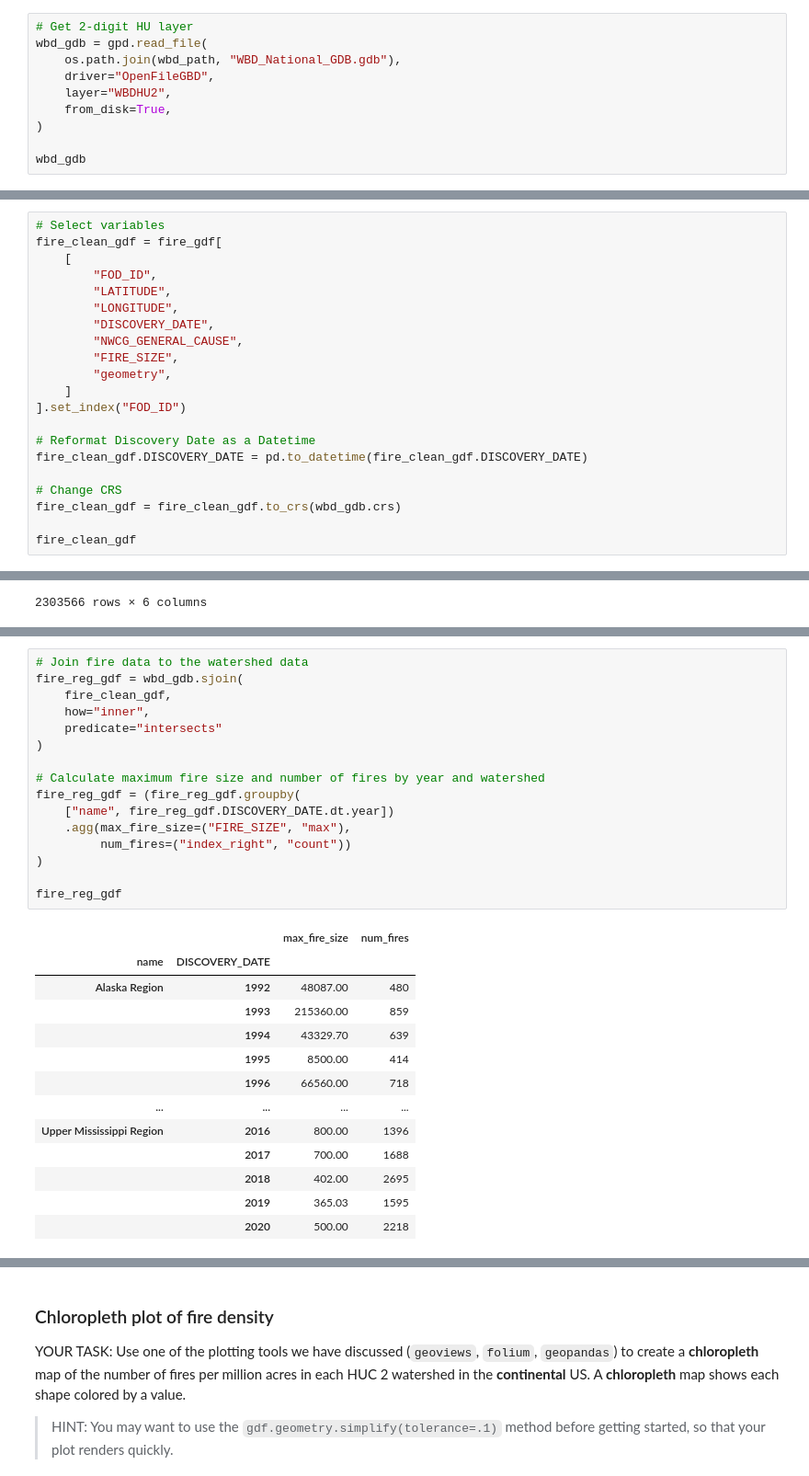
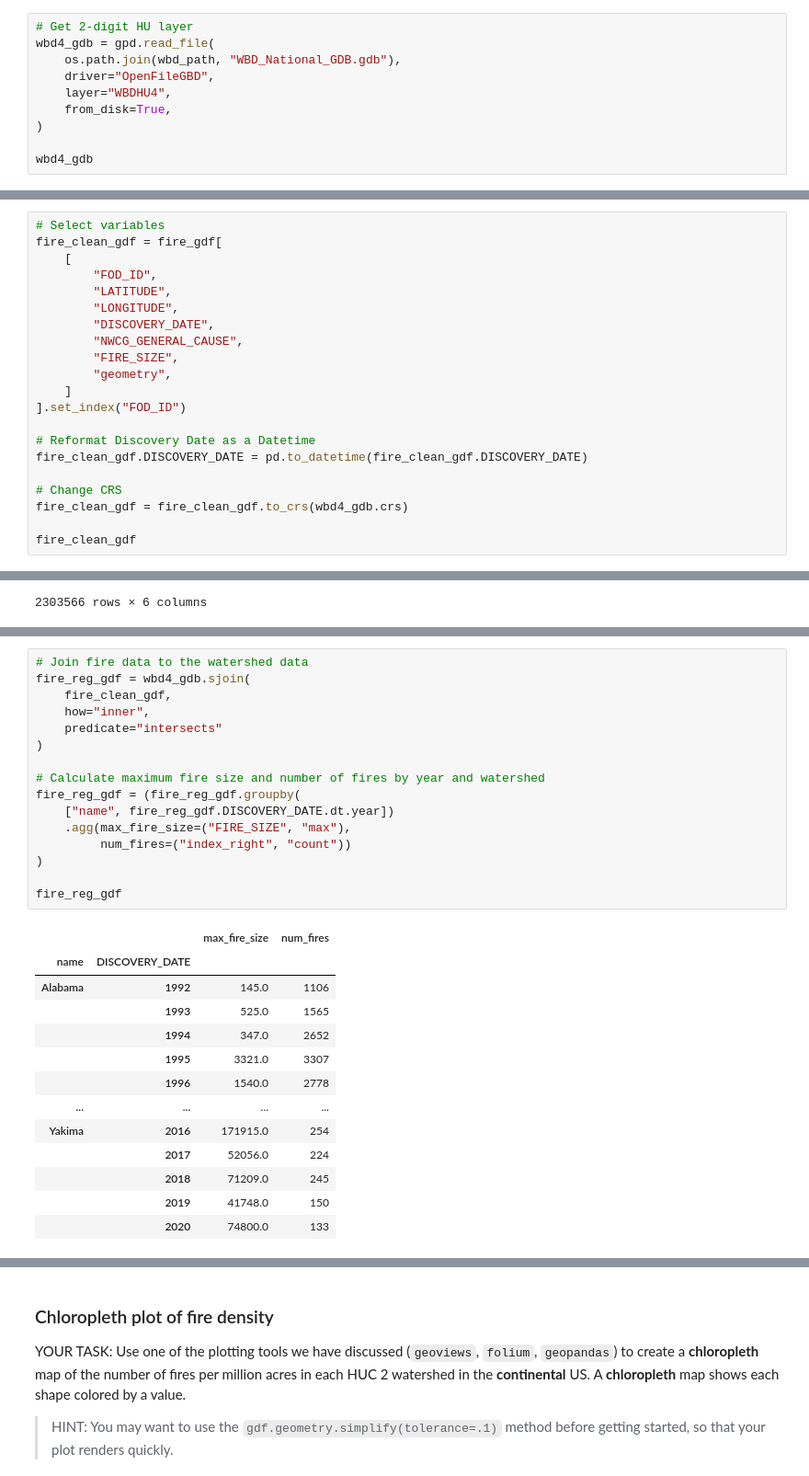
Before and after one commit to pth6570/pth6570.github.io, a Jupyter notebook: notebooks/01-wildfire.ipynb, the cells around one changed output, grey strips where cells are left out. Shown at 92% size. Drawn from its saved outputs; the diff is of its cells as text.

```diff
--- a/notebooks/01-wildfire.ipynb
+++ b/notebooks/01-wildfire.ipynb
@@ -258,12 +64,12 @@ YOUR TASK:
 # %%
 # Get 2-digit HU layer
-wbd_gdb = gpd.read_file(
+wbd4_gdb = gpd.read_file(
     os.path.join(wbd_path, "WBD_National_GDB.gdb"),
     driver="OpenFileGBD",
-    layer="WBDHU2",
+    layer="WBDHU4",
     from_disk=True,
 )
 
-wbd_gdb
+wbd4_gdb
 # %% [output]
 |  | tnmid | metasourceid | sourcedatadesc | sourceoriginator | sourcefeatureid | loaddate | referencegnis_ids | ... |
@@ -483,7 +141,7 @@ fire_clean_gdf = fire_gdf[
 fire_clean_gdf.DISCOVERY_DATE = pd.to_datetime(fire_clean_gdf.DISCOVERY_DATE)
 
 # Change CRS
-fire_clean_gdf = fire_clean_gdf.to_crs(wbd_gdb.crs)
+fire_clean_gdf = fire_clean_gdf.to_crs(wbd4_gdb.crs)
 
 fire_clean_gdf
 # %% [output]
@@ -541,30 +162,30 @@ YOUR TASK:
 # %%
 # Join fire data to the watershed data
-fire_reg_gdf = wbd_gdb.sjoin(
+fire_reg_gdf = wbd4_gdb.sjoin(
     fire_clean_gdf,
     how="inner",
     predicate="intersects"
 )
 
 # Calculate maximum fire size and number of fires by year and watershed
 fire_reg_gdf = (fire_reg_gdf.groupby(
     ["name", fire_reg_gdf.DISCOVERY_DATE.dt.year])
     .agg(max_fire_size=("FIRE_SIZE", "max"),
          num_fires=("index_right", "count"))
 )
 
 fire_reg_gdf
 # %% [output]
 |  |  | max_fire_size | num_fires |
 | name | DISCOVERY_DATE |  |  |
-| Alaska Region | 1992 | 48087.00 | 480 |
-|  | 1993 | 215360.00 | 859 |
-|  | 1994 | 43329.70 | 639 |
-|  | 1995 | 8500.00 | 414 |
-|  | 1996 | 66560.00 | 718 |
+| Alabama | 1992 | 145.0 | 1106 |
+|  | 1993 | 525.0 | 1565 |
+|  | 1994 | 347.0 | 2652 |
+|  | 1995 | 3321.0 | 3307 |
+|  | 1996 | 1540.0 | 2778 |
 | ... | ... | ... | ... |
-| Upper Mississippi Region | 2016 | 800.00 | 1396 |
-|  | 2017 | 700.00 | 1688 |
-|  | 2018 | 402.00 | 2695 |
-|  | 2019 | 365.03 | 1595 |
-|  | 2020 | 500.00 | 2218 |
+| Yakima | 2016 | 171915.0 | 254 |
+|  | 2017 | 52056.0 | 224 |
+|  | 2018 | 71209.0 | 245 |
+|  | 2019 | 41748.0 | 150 |
+|  | 2020 | 74800.0 | 133 |
```
Also changed, not shown: parts of 67 cells of this notebook, 2 other files.
